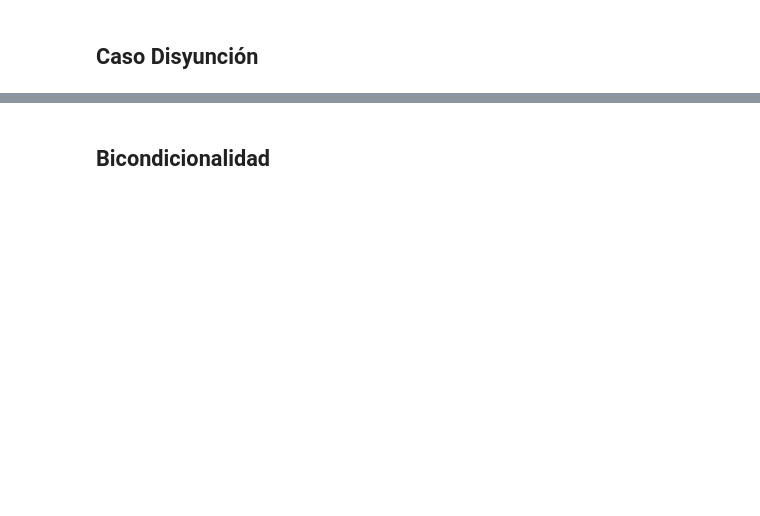
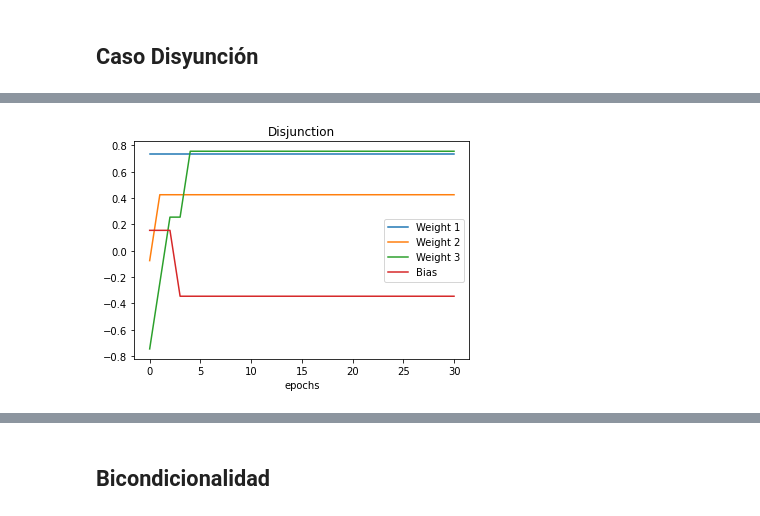
Before and after one commit to smaje99/perceptron-ai-udla, a Jupyter notebook: Ejercicio 01.ipynb, the cells around one changed output, grey strips where cells are left out. Saved outputs shown, nothing was run; the diff lists cells and outputs as text; code cells hidden in the pictures; blank space fills up the shorter version.

Commit message:
refactoring plot log

```diff
--- a/Ejercicio 01.ipynb
+++ b/Ejercicio 01.ipynb
@@ -52,16 +52,16 @@ def simulation(epochs, dataset, perceptron, table):
         bias_log.append(perceptron.bias)
 
     return weights_log, bias_log
-# %%
-def plot(log, title):
-    plt.plot(log[0][:, 0])
-    plt.plot(log[0][:, 1])
-    plt.plot(log[0][:, 2])
-    plt.plot(log[1])
-    plt.title(title)
-    plt.xlabel('epochs')
-    plt.legend(['Weight 1', 'Weight 2', 'Weight 3', 'Bias'], loc='upper left')
-    plt.show()
+# %%
+def plot(log, title):
+    plt.plot(log[0][:, 0])
+    plt.plot(log[0][:, 1])
+    plt.plot(log[0][:, 2])
+    plt.plot(log[1])
+    plt.title(title)
+    plt.xlabel('epochs')
+    plt.legend(['Weight 1', 'Weight 2', 'Weight 3', 'Bias'])
+    plt.show()
 # %% [markdown]
 ## Caso Conjunción
 # %%
@@ -146,3 +126,7 @@ plot()
+# %%
+plot(disjunction_log, 'Disjunction')
+# %% [output]
+[figure, added]
 # %%
 print(table)
 # %% [output]
```
Also changed, not shown: parts of 10 cells of this notebook.
